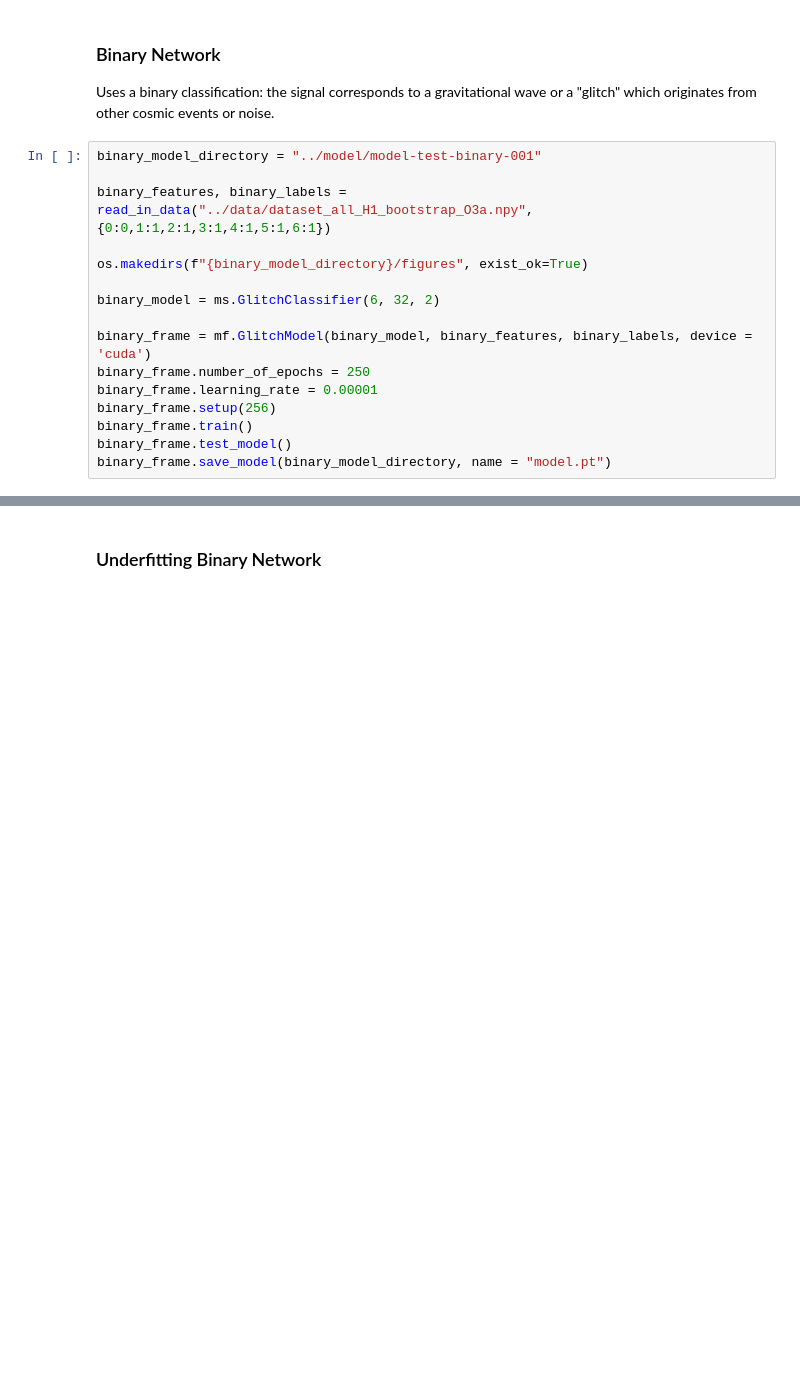
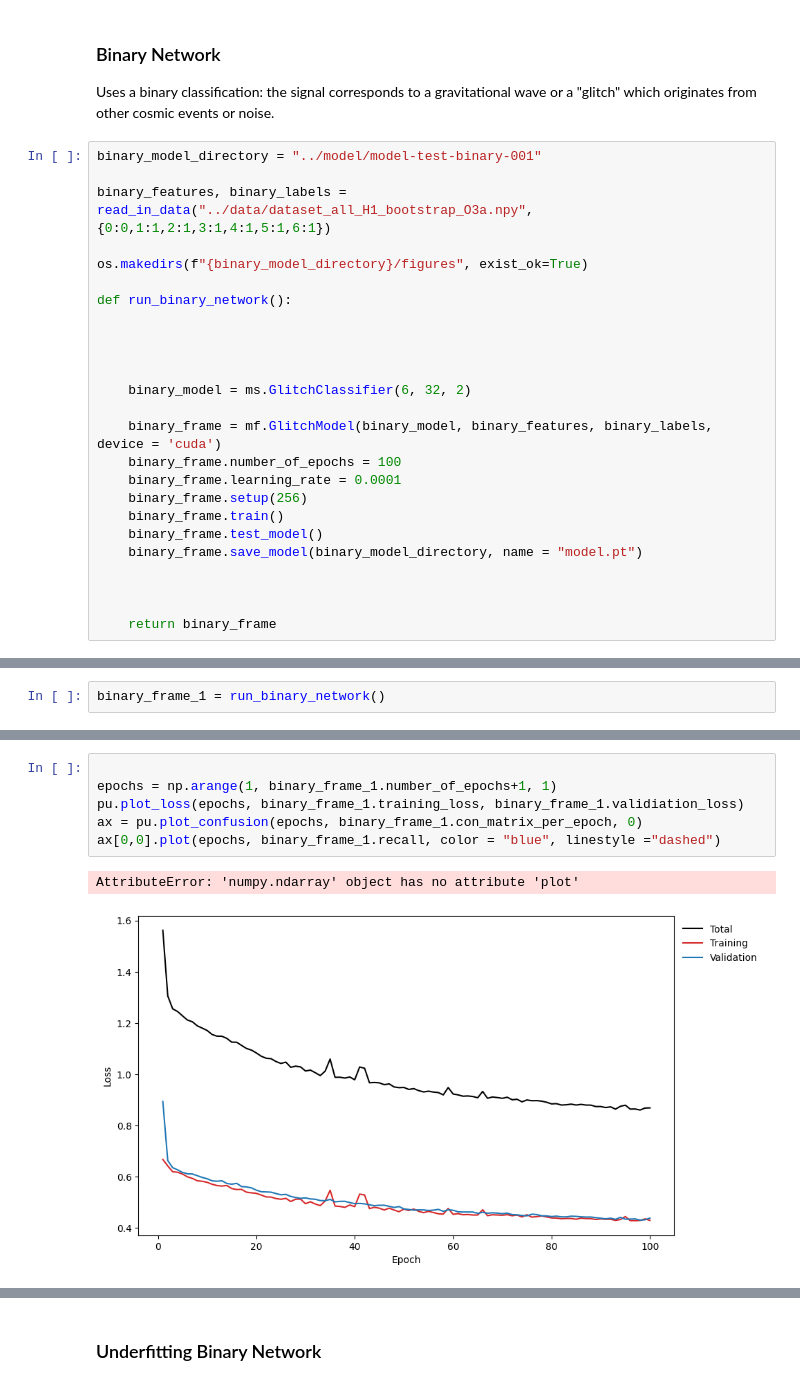
Before and after one commit to Lolle2001/ml-gw-project, a Jupyter notebook: main/main.ipynb, the cells around one changed output, grey strips where cells are left out. Saved outputs shown, nothing was run; the diff lists cells and outputs as text; blank space fills up the shorter version.

```diff
--- a/main/main.ipynb
+++ b/main/main.ipynb
@@ -68,12 +70,21 @@ binary_features, binary_labels = read_in_data("../data/dataset_all_H1_bootstrap_
 
 os.makedirs(f"{binary_model_directory}/figures", exist_ok=True)
 
-binary_model = ms.GlitchClassifier(6, 32, 2)
+def run_binary_network():
 
-binary_frame = mf.GlitchModel(binary_model, binary_features, binary_labels, device = 'cuda')
-binary_frame.number_of_epochs = 250
-binary_frame.learning_rate = 0.00001
-binary_frame.setup(256)
-binary_frame.train()
-binary_frame.test_model()
-binary_frame.save_model(binary_model_directory, name = "model.pt")
+
+
+
+    binary_model = ms.GlitchClassifier(6, 32, 2)
+
+    binary_frame = mf.GlitchModel(binary_model, binary_features, binary_labels, device = 'cuda')
+    binary_frame.number_of_epochs = 100
+    binary_frame.learning_rate = 0.0001
+    binary_frame.setup(256)
+    binary_frame.train()
+    binary_frame.test_model()
+    binary_frame.save_model(binary_model_directory, name = "model.pt")
+
+
+
+    return binary_frame
@@ -98,0 +91,2 @@ KeyboardInterrupt:
+# %%
+binary_frame_1 = run_binary_network()
@@ -98,0 +97,9 @@ KeyboardInterrupt:
+# %%
+
+epochs = np.arange(1, binary_frame_1.number_of_epochs+1, 1)
+pu.plot_loss(epochs, binary_frame_1.training_loss, binary_frame_1.validiation_loss)
+ax = pu.plot_confusion(epochs, binary_frame_1.con_matrix_per_epoch, 0)
+ax[0,0].plot(epochs, binary_frame_1.recall, color = "blue", linestyle ="dashed")
+# %% [output]
+AttributeError: 'numpy.ndarray' object has no attribute 'plot'
+[figure, added]
```
Also changed, not shown: parts of 10 cells of this notebook, 5 other files.
